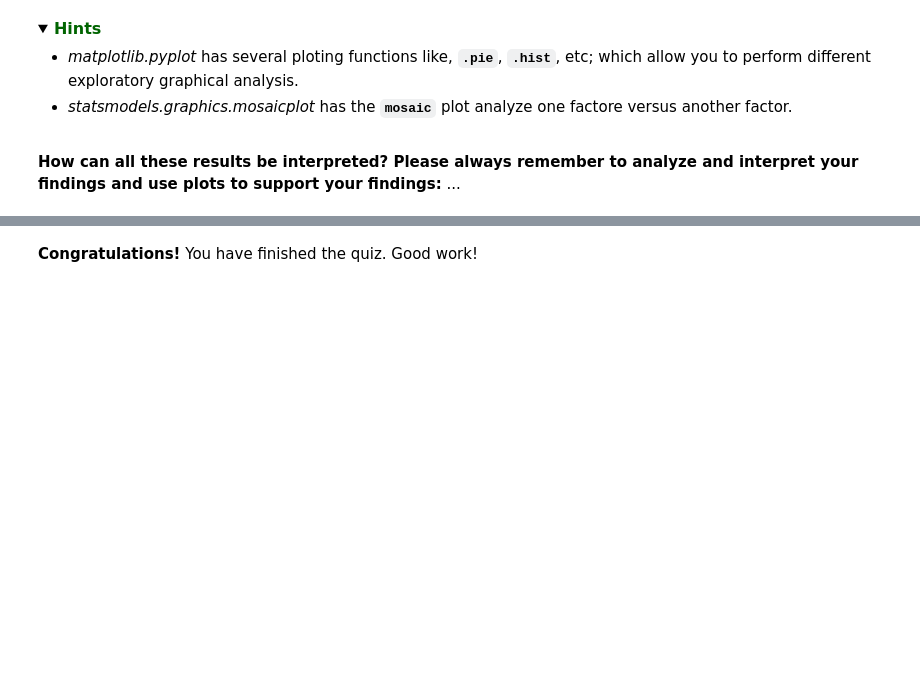
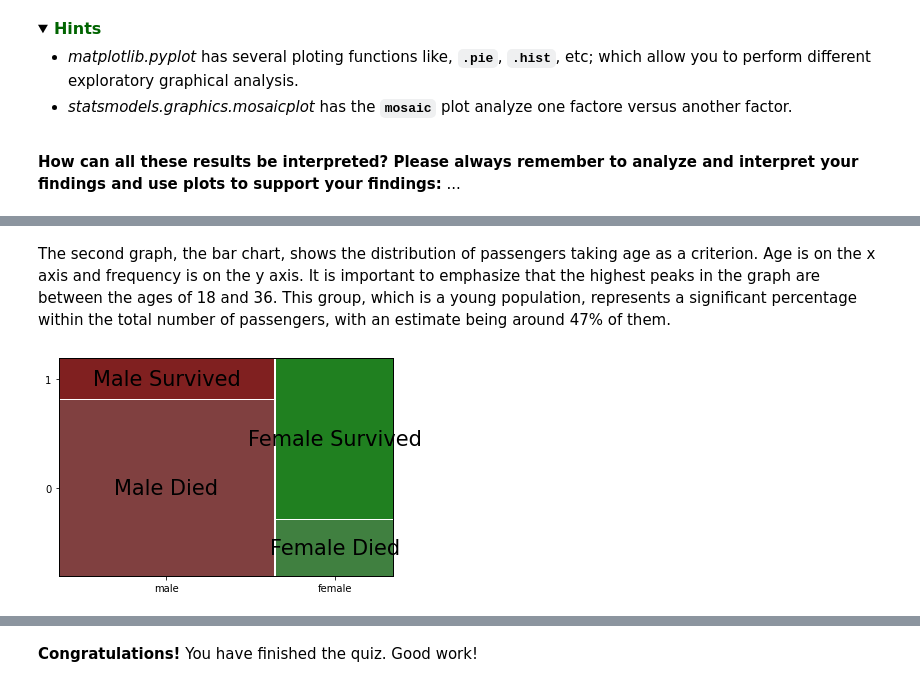
Before and after one commit to caeamayaan/AlgorithmsUN2023I, a Jupyter notebook: caeamayaan_Quiz_3_Python_Pandas_UNCode.ipynb, the cells around one changed output, grey strips where cells are left out. Cells and saved outputs as stored; diff of their text form; code cells hidden in the pictures; folded sections open; blank space fills up the shorter version.

```diff
--- a/caeamayaan_Quiz_3_Python_Pandas_UNCode.ipynb
+++ b/caeamayaan_Quiz_3_Python_Pandas_UNCode.ipynb
@@ -684,0 +694,9 @@ The output of the above cell should be:
+# %% [markdown]
+The second graph, the bar chart, shows the distribution of passengers taking age as a criterion. Age is on the x axis and frequency is on the y axis. It is important to emphasize that the highest peaks in the graph are between the ages of 18 and 36. This group, which is a young population, represents a significant percentage within the total number of passengers, with an estimate being around 47% of them.
+# %%
+from statsmodels.graphics.mosaicplot import mosaic
+from itertools import product
+info = lambda a: {('male','0'): 'Male Died',('male','1'): 'Male Survived', ('female','0'): 'Female Died', ('female','1'): 'Female Survived'}[a]
+mosaic(titanic, index=['Sex', 'Survived'],labelizer=info);
+# %% [output]
+[figure, added]
```
Also changed, not shown: parts of 13 cells of this notebook.
